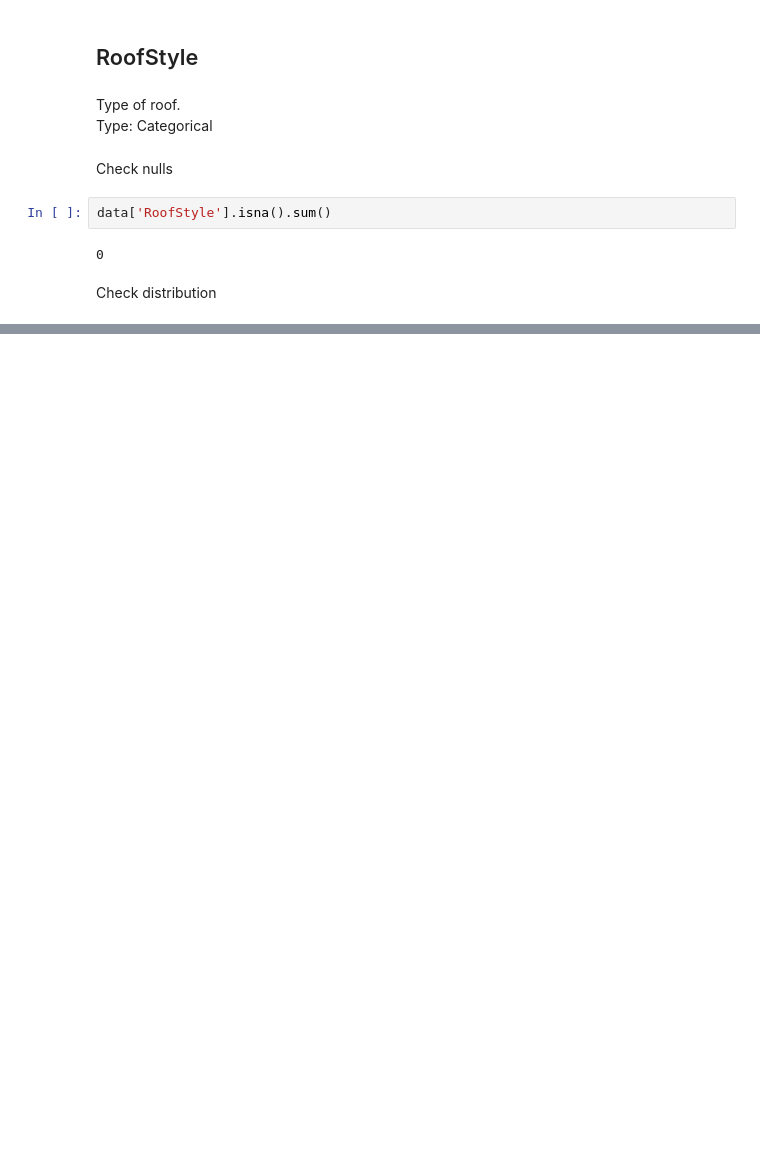
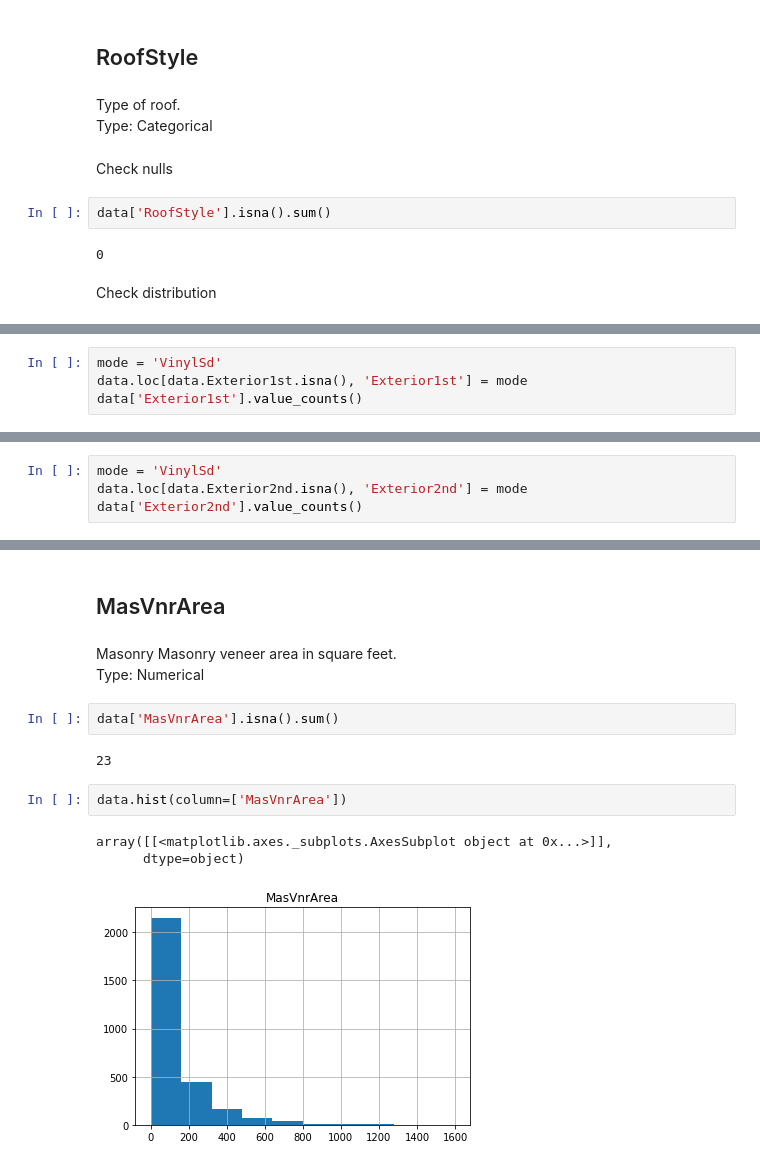
Before and after one commit to FerranAgulloLopez/DataMiningHousePrices, a Jupyter notebook: scripts/Preprocessing.ipynb, the cells around one changed output, grey strips where cells are left out. Drawn from its saved outputs; the diff is of its cells as text; blank space fills up the shorter version.

Commit message:
preprocessing until GrLivArea

```diff
--- a/scripts/Preprocessing.ipynb
+++ b/scripts/Preprocessing.ipynb
@@ -644,0 +700,4 @@ Name: RoofStyle, dtype: int64
+# %%
+mode = 'VinylSd'
+data.loc[data.Exterior1st.isna(), 'Exterior1st'] = mode
+data['Exterior1st'].value_counts()
@@ -644,0 +752,4 @@ Name: RoofStyle, dtype: int64
+# %%
+mode = 'VinylSd'
+data.loc[data.Exterior2nd.isna(), 'Exterior2nd'] = mode
+data['Exterior2nd'].value_counts()
@@ -644,0 +793,15 @@ Name: RoofStyle, dtype: int64
+# %% [markdown]
+## MasVnrArea
+# %% [markdown]
+Masonry Masonry veneer area in square feet. <br>
+Type: Numerical
+# %%
+data['MasVnrArea'].isna().sum()
+# %% [output]
+23
+# %%
+data.hist(column=['MasVnrArea'])
+# %% [output]
+array([[<matplotlib.axes._subplots.AxesSubplot object at 0x...>]],
+      dtype=object)
+[figure, added]
```
Also changed, not shown: parts of 102 cells of this notebook.
